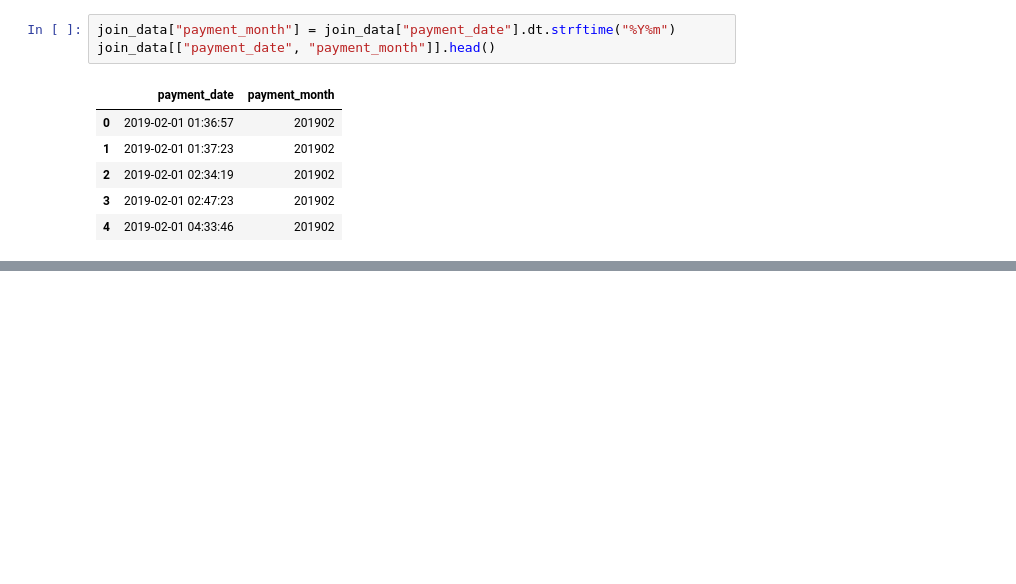
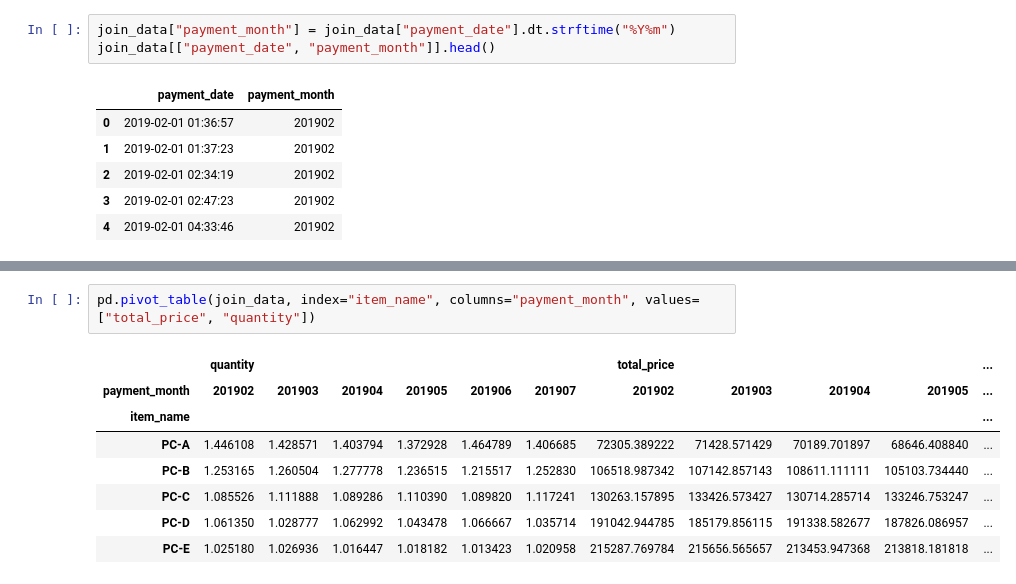
Before and after one commit to minjae2271/Data_Analysis, a Jupyter notebook: pyda100-master/1장/ch1.self_study.ipynb, the cells around one changed output, grey strips where cells are left out. Saved outputs shown, nothing was run; the diff lists cells and outputs as text; blank space fills up the shorter version.

Commit message:
pivot

```diff
--- a/pyda100-master/1장/ch1.self_study.ipynb
+++ b/pyda100-master/1장/ch1.self_study.ipynb
@@ -222,0 +257,11 @@ join_data[["payment_date", "payment_month"]].head()
+# %%
+pd.pivot_table(join_data, index="item_name", columns="payment_month", values=["total_price", "quantity"])
+# %% [output]
+|  | quantity |  |  |  |  |  | total_price |  |  |  | ... |
+| payment_month | 201902 | 201903 | 201904 | 201905 | 201906 | 201907 | 201902 | 201903 | 201904 | 201905 | ... |
+| item_name |  |  |  |  |  |  |  |  |  |  | ... |
+| PC-A | 1.446108 | 1.428571 | 1.403794 | 1.372928 | 1.464789 | 1.406685 | 72305.389222 | 71428.571429 | 70189.701897 | 68646.408840 | ... |
+| PC-B | 1.253165 | 1.260504 | 1.277778 | 1.236515 | 1.215517 | 1.252830 | 106518.987342 | 107142.857143 | 108611.111111 | 105103.734440 | ... |
+| PC-C | 1.085526 | 1.111888 | 1.089286 | 1.110390 | 1.089820 | 1.117241 | 130263.157895 | 133426.573427 | 130714.285714 | 133246.753247 | ... |
+| PC-D | 1.061350 | 1.028777 | 1.062992 | 1.043478 | 1.066667 | 1.035714 | 191042.944785 | 185179.856115 | 191338.582677 | 187826.086957 | ... |
+| PC-E | 1.025180 | 1.026936 | 1.016447 | 1.018182 | 1.013423 | 1.020958 | 215287.769784 | 215656.565657 | 213453.947368 | 213818.181818 | ... |
```
Also changed, not shown: parts of 6 cells of this notebook.
